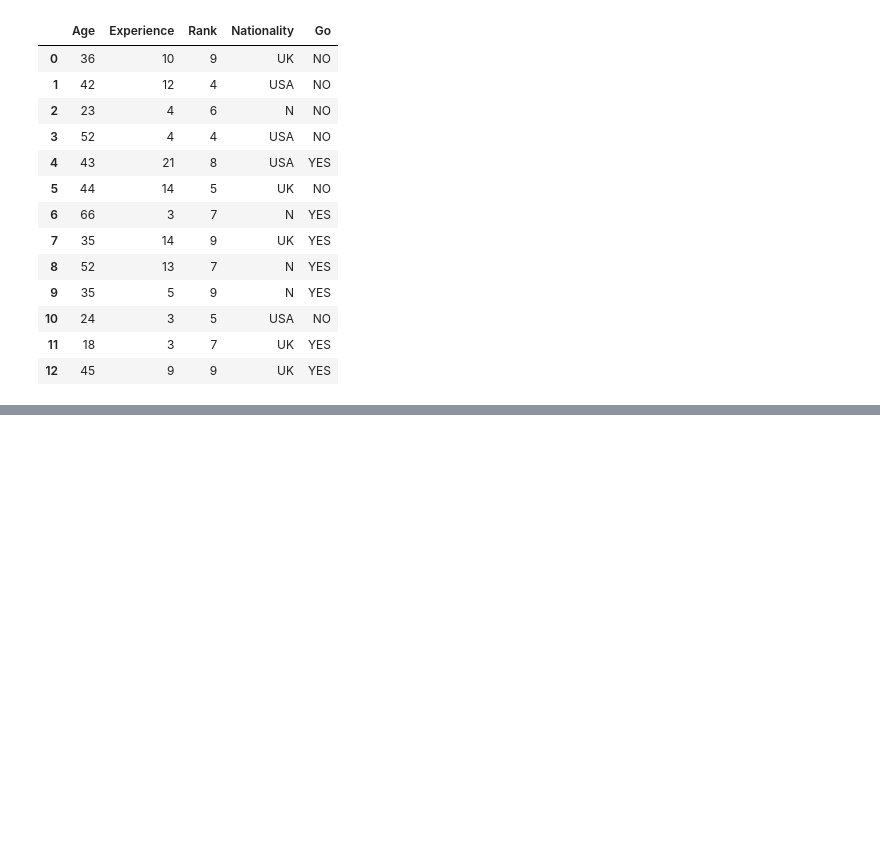
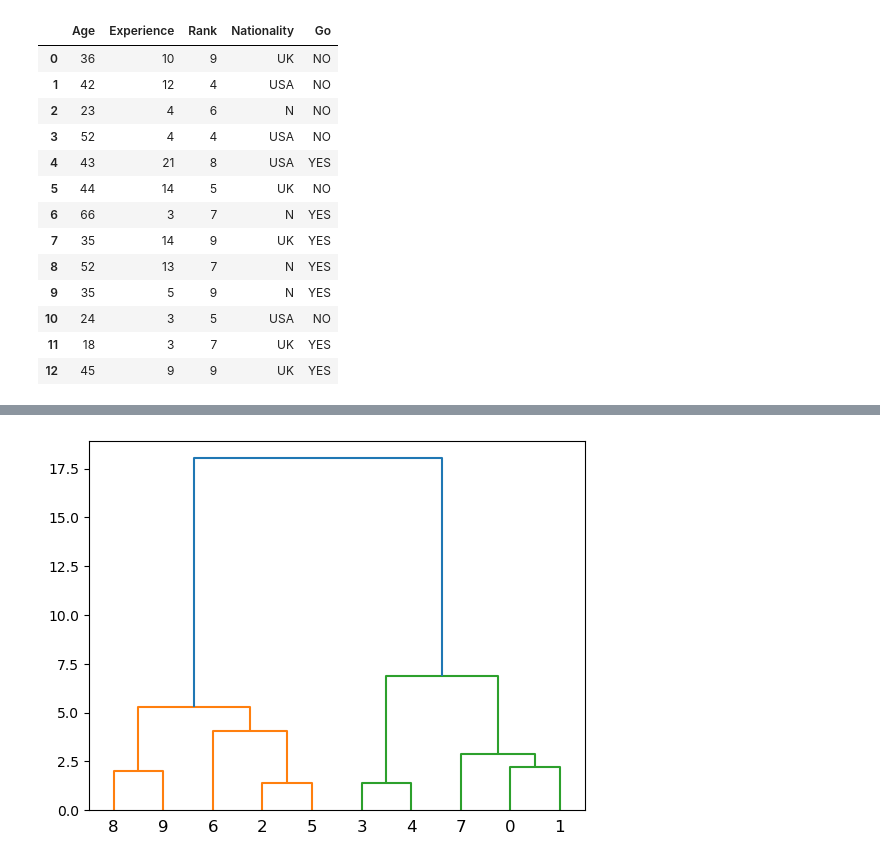
Before and after one commit to sukibayashi/pythonstudy, a Jupyter notebook: w3schools/02 Machine Learning.ipynb, the cells around one changed output, grey strips where cells are left out. Drawn from its saved outputs; the diff is of its cells as text; code cells hidden in the pictures; blank space fills up the shorter version.

```diff
--- a/w3schools/02 Machine Learning.ipynb
+++ b/w3schools/02 Machine Learning.ipynb
@@ -1334,0 +1830,18 @@ We have to convert the non numerical columns ‘Nationality’ and ‘Go’ into
+# %%
+# Now we compute the ward linkage using euclidean distance, and visualize it using a dendrogram(树状图):
+import numpy as np
+import matplotlib.pyplot as plt
+from scipy.cluster.hierarchy import dendrogram, linkage
+
+x = [4, 5, 10, 4, 3, 11, 14 , 6, 10, 12]
+y = [21, 19, 24, 17, 16, 25, 24, 22, 21, 21]
+
+# 将x,y合并成（4,21)这样的list
+data = list(zip(x, y))
+
+linkage_data = linkage(data, method='ward', metric='euclidean')
+dendrogram(linkage_data)
+
+plt.show()
+# %% [output]
+[figure, added]
```
Also changed, not shown: parts of 45 cells of this notebook, 6 other files.
